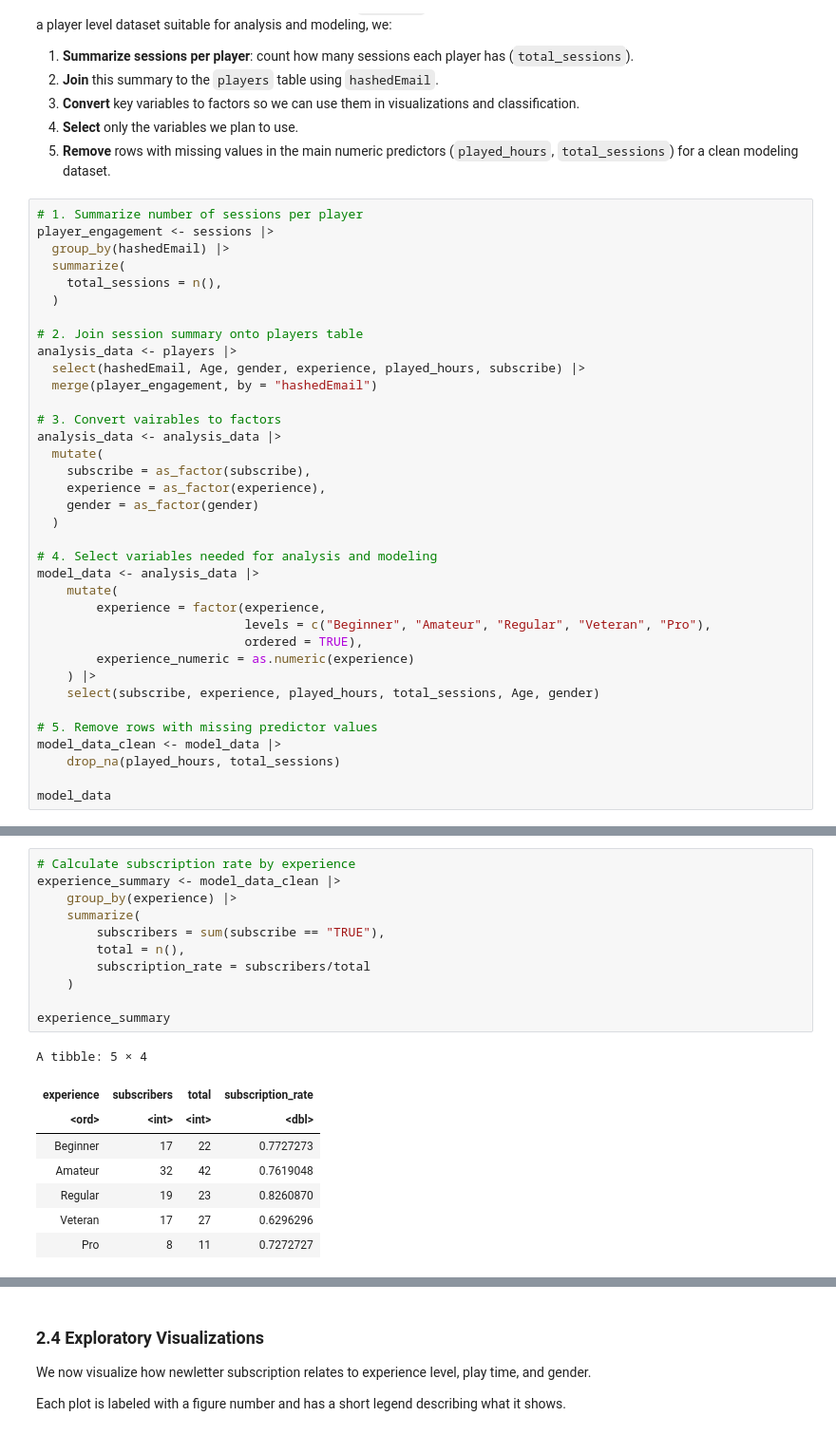
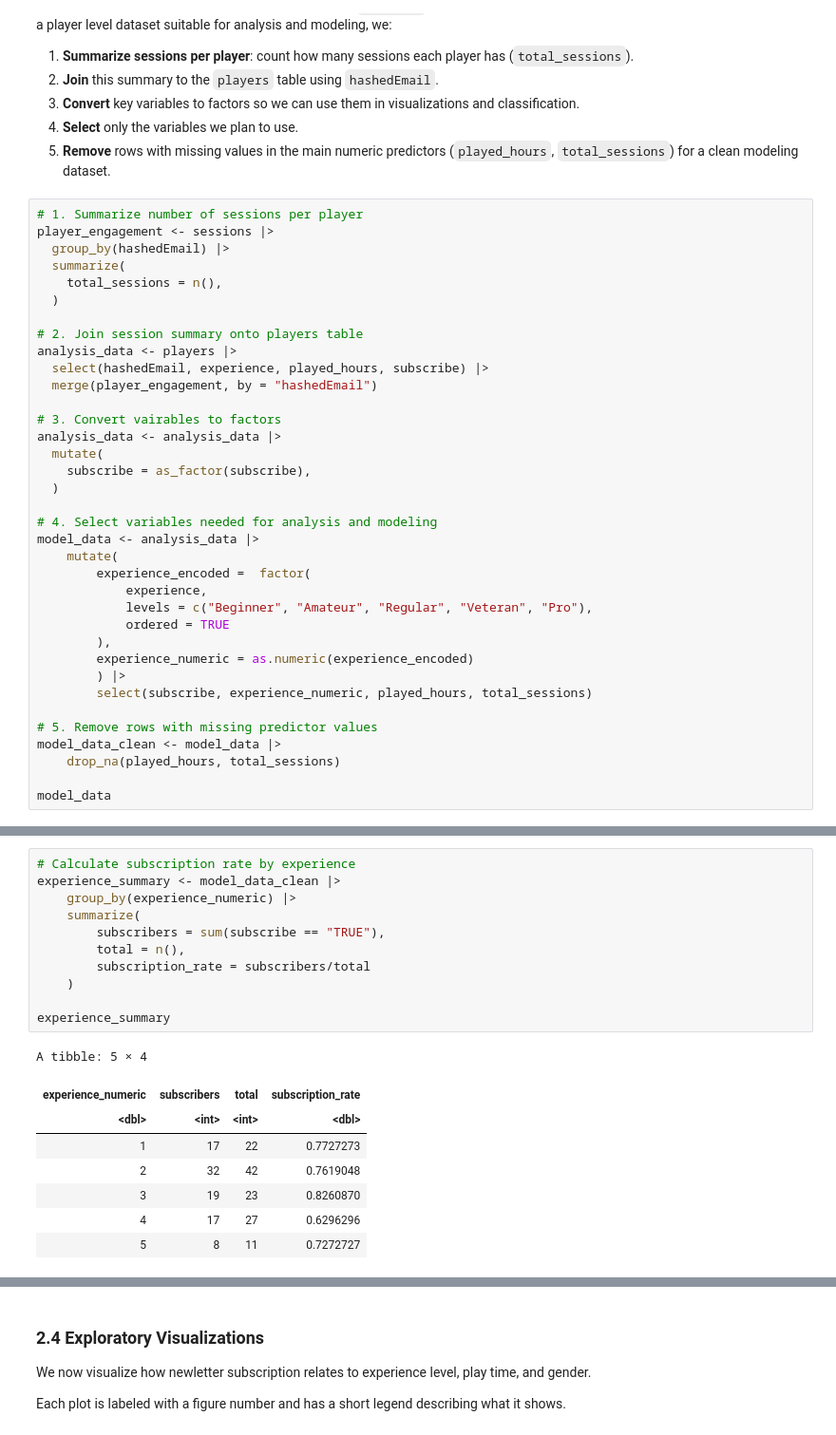
Before and after one commit to emily2628/Dsci-100---Final-Project, a Jupyter notebook: group_final_report.ipynb, the cells around one changed output, grey strips where cells are left out. Shown at 95% size. Saved outputs shown, nothing was run; the diff lists cells and outputs as text.

```diff
--- a/group_final_report.ipynb
+++ b/group_final_report.ipynb
@@ -116,26 +117,26 @@ player_engagement <- sessions |>
 
 # 2. Join session summary onto players table
 analysis_data <- players |>
-  select(hashedEmail, Age, gender, experience, played_hours, subscribe) |>
+  select(hashedEmail, experience, played_hours, subscribe) |>
   merge(player_engagement, by = "hashedEmail")
 
 # 3. Convert vairables to factors
 analysis_data <- analysis_data |>
   mutate(
     subscribe = as_factor(subscribe),
-    experience = as_factor(experience),
-    gender = as_factor(gender)
   )
 
 # 4. Select variables needed for analysis and modeling
 model_data <- analysis_data |>
     mutate(
-        experience = factor(experience,
-                            levels = c("Beginner", "Amateur", "Regular", "Veteran", "Pro"),
-                            ordered = TRUE),
-        experience_numeric = as.numeric(experience)
-    ) |>
-    select(subscribe, experience, played_hours, total_sessions, Age, gender)
+        experience_encoded =  factor(
+            experience,
+            levels = c("Beginner", "Amateur", "Regular", "Veteran", "Pro"),
+            ordered = TRUE
+        ),
+        experience_numeric = as.numeric(experience_encoded)
+        ) |>
+        select(subscribe, experience_numeric, played_hours, total_sessions)
 
 # 5. Remove rows with missing predictor values
 model_data_clean <- model_data |>
@@ -178,20 +177,20 @@ These summaries help us see which variables might be useful predictors.
 # %%
 # Calculate subscription rate by experience
 experience_summary <- model_data_clean |>
-    group_by(experience) |>
+    group_by(experience_numeric) |>
     summarize(
         subscribers = sum(subscribe == "TRUE"),
         total = n(),
         subscription_rate = subscribers/total
     )
 
 experience_summary
 # %% [output]
 A tibble: 5 × 4
-| experience | subscribers | total | subscription_rate |
-| <ord> | <int> | <int> | <dbl> |
-| Beginner | 17 | 22 | 0.7727273 |
-| Amateur | 32 | 42 | 0.7619048 |
-| Regular | 19 | 23 | 0.8260870 |
-| Veteran | 17 | 27 | 0.6296296 |
-| Pro | 8 | 11 | 0.7272727 |
+| experience_numeric | subscribers | total | subscription_rate |
+| <dbl> | <int> | <int> | <dbl> |
+| 1 | 17 | 22 | 0.7727273 |
+| 2 | 32 | 42 | 0.7619048 |
+| 3 | 19 | 23 | 0.8260870 |
+| 4 | 17 | 27 | 0.6296296 |
+| 5 | 8 | 11 | 0.7272727 |
```
Also changed, not shown: parts of 19 cells of this notebook.
